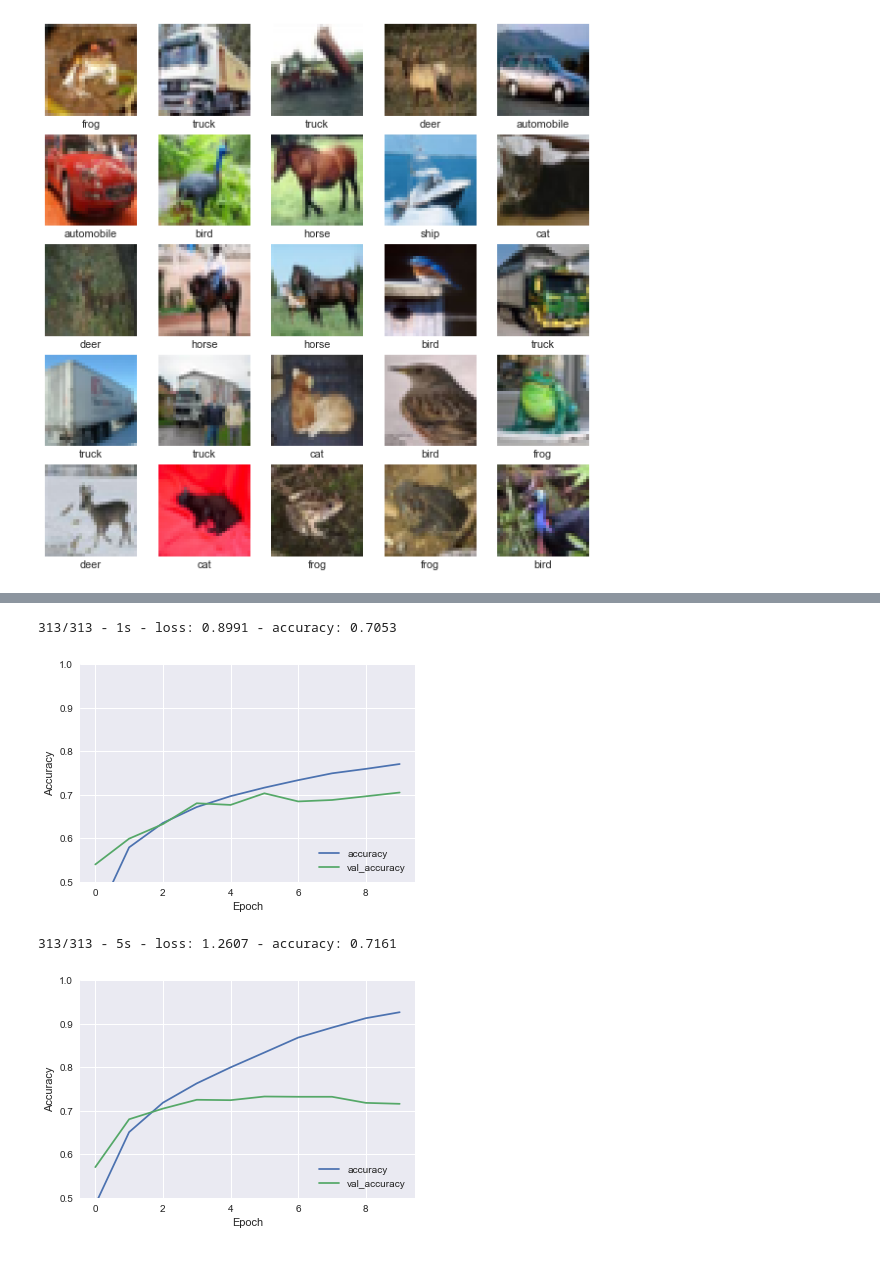
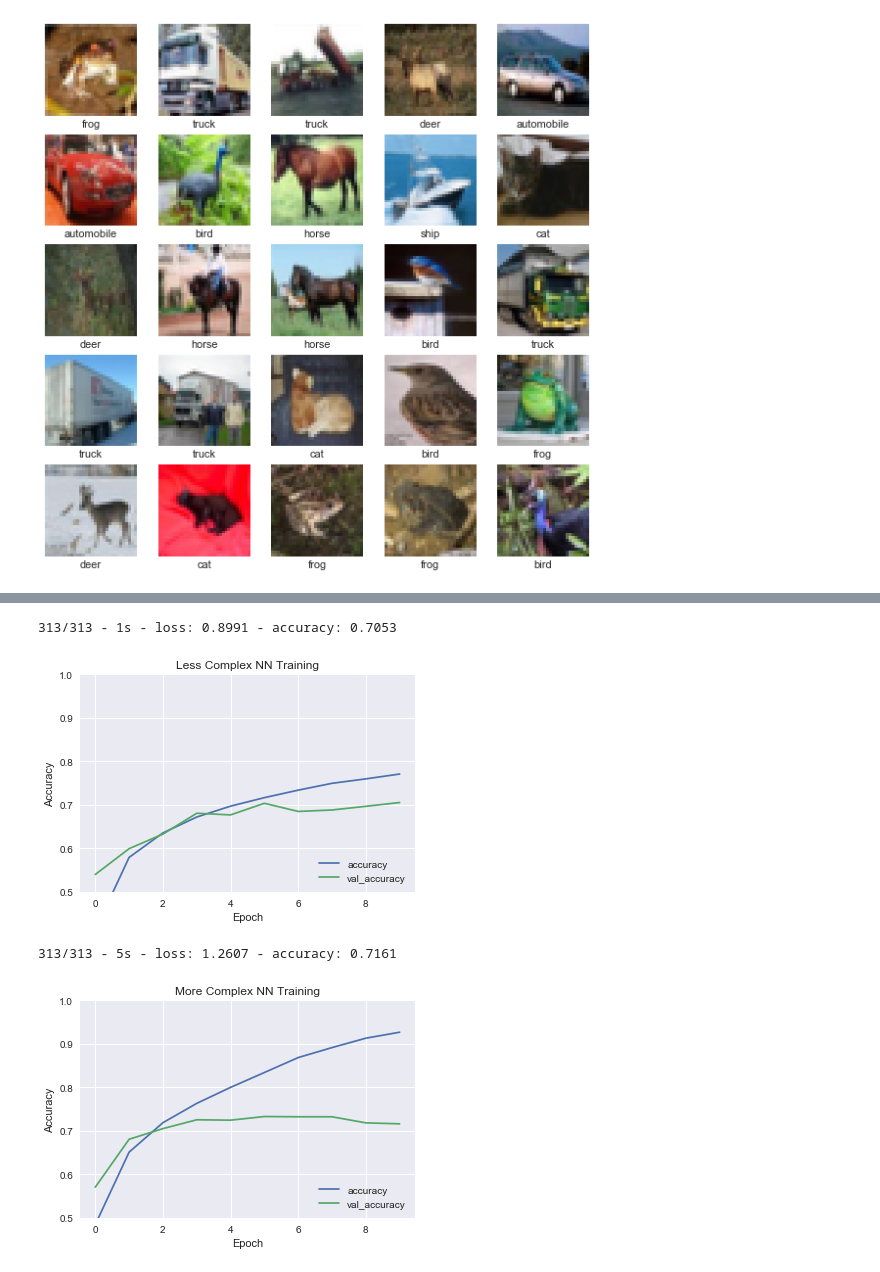
Before and after one commit to AlexK81799/CSCI4961Project, a Jupyter notebook: Experimentation/NNComplexity.ipynb, the cells around one changed output, grey strips where cells are left out. Drawn from its saved outputs; the diff is of its cells as text; code cells hidden in the pictures.

```diff
--- a/Experimentation/NNComplexity.ipynb
+++ b/Experimentation/NNComplexity.ipynb
@@ -135,23 +135,27 @@ plt.xlabel('Epoch')
 plt.ylabel('Accuracy')
 plt.ylim([0.5, 1])
 plt.legend(loc='lower right')
+plt.title('Less Complex NN Training')
+plt.savefig('NonAdvNarrowTraining.png')
 
 test_loss, test_acc = narrow_model.evaluate(test_images,  test_labels, verbose=2)
 # %% [output]
 313/313 - 1s - loss: 0.8991 - accuracy: 0.7053
-[figure, old version]
+[figure, new version]
 # %%
 plt.plot(wide_history.history['accuracy'], label='accuracy')
 plt.plot(wide_history.history['val_accuracy'], label = 'val_accuracy')
 plt.xlabel('Epoch')
 plt.ylabel('Accuracy')
 plt.ylim([0.5, 1])
 plt.legend(loc='lower right')
+plt.title('More Complex NN Training')
+plt.savefig('NonAdvWideTraining.png')
 
 test_loss, test_acc = wide_model.evaluate(test_images,  test_labels, verbose=2)
 # %% [output]
 313/313 - 5s - loss: 1.2607 - accuracy: 0.7161
-[figure, old version]
+[figure, new version]
 # %%
 # Here define functions to generate adversarial atacks to train on
 def single_multistep_adversarial_attack(input_image, input_label, input_channels, model, eps, a, T):
```
Also changed, not shown: parts of 7 cells of this notebook, 4 other files.
